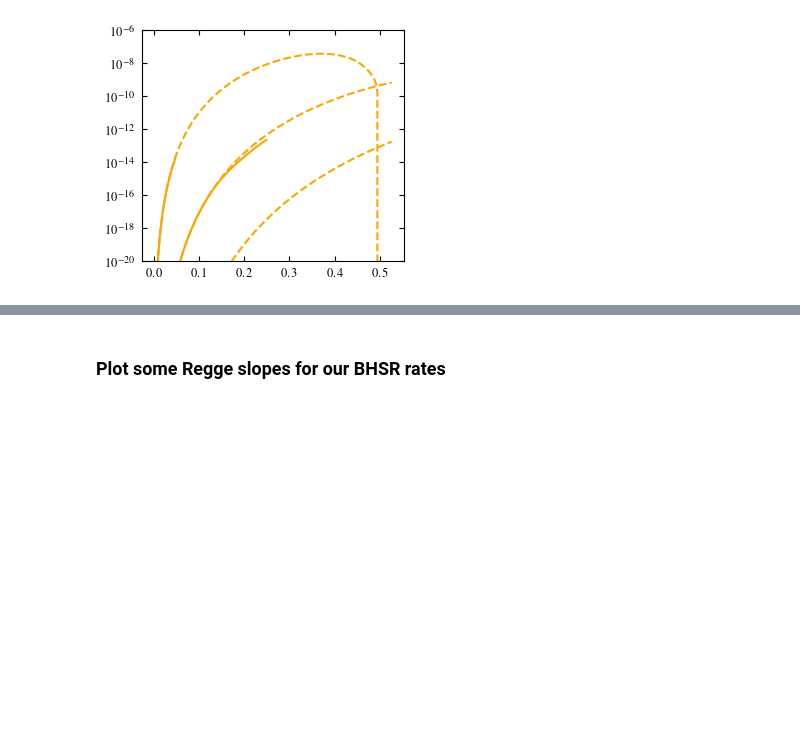
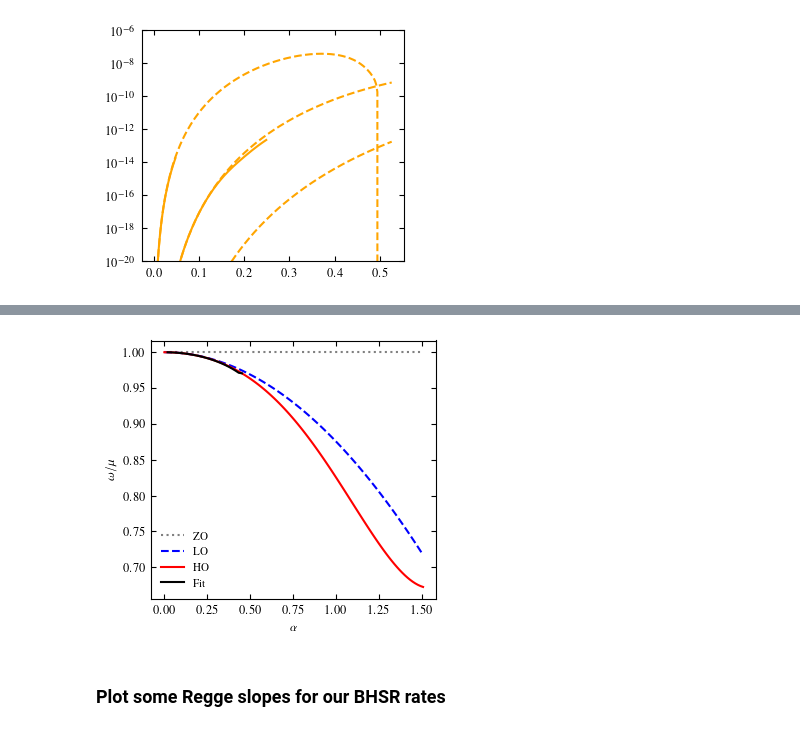
Before and after one commit to sebhoof/bhsr, a Jupyter notebook: bhsr_comparison.ipynb, the cells around one changed output, grey strips where cells are left out. Saved outputs shown, nothing was run; the diff lists cells and outputs as text; code cells hidden in the pictures; blank space fills up the shorter version.

```diff
--- a/bhsr_comparison.ipynb
+++ b/bhsr_comparison.ipynb
@@ -93,3 +221,25 @@ plt.show()
+# %%
+# Check energy levels
+
+fig, ax = plt.subplots()
+
+muvals1 = np.linspace(1e-16, 20e-12, 100)
+alphvals1 = muvals1*rg(mbh0)
+ax.plot(alphvals1, [1]*len(alphvals1), ':', c='grey', label="ZO")
+ax.plot(alphvals1, omegaLO(muvals1, mbh0, 2)/muvals1, 'b--', label="LO")
+ax.plot(alphvals1, omegaHyperfine(muvals1, mbh0, astar0, 2, 1, 1)/muvals1, 'r-', label="HO")
+ax.plot(alphvals, omRvals/muvals, 'k-', label="Fit")
+
+ax.legend()
+ax.set_xlabel(r"$\alpha$")
+ax.set_ylabel(r"$\omega/\mu$")
+# ax.set_xscale('log')
+# ax.set_yscale('log')
+
+fig.tight_layout(pad=0.3)
+plt.show()
+# %% [output]
+[figure, added]
 # %% [markdown]
 ### Plot some Regge slopes for our BHSR rates
 # %%
```
Also changed, not shown: parts of 5 cells of this notebook, 3 other files.
